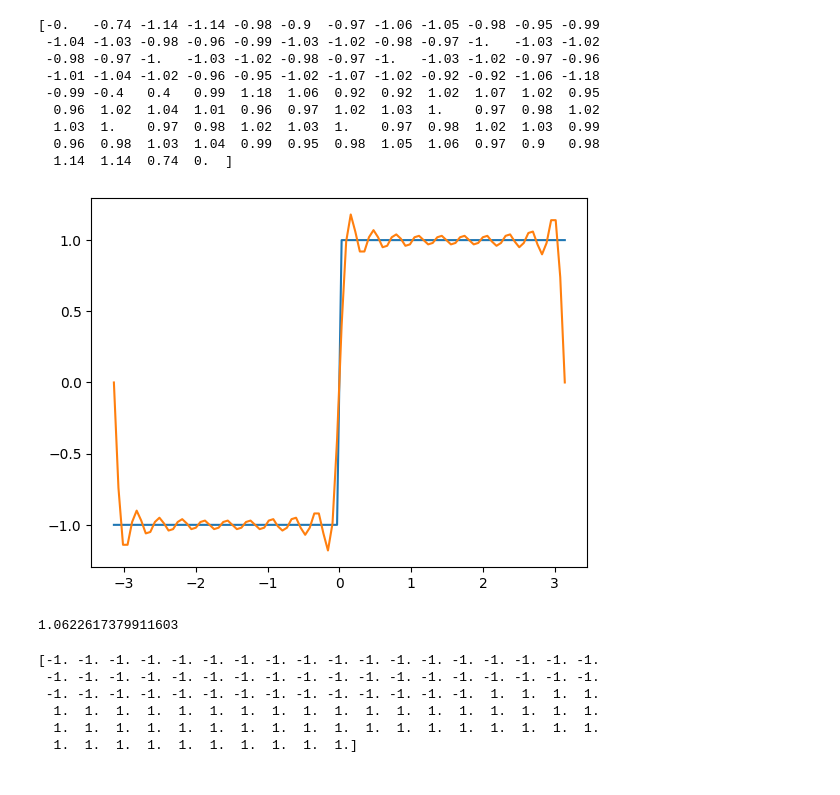
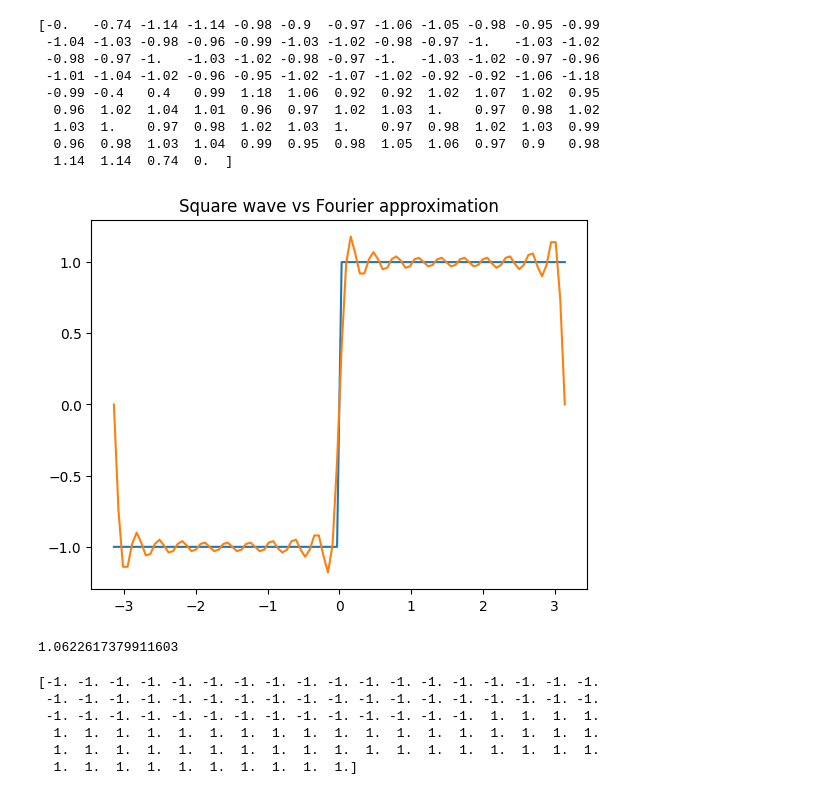
Before and after one commit to peterassessments/Individiual-Simulation, a Jupyter notebook: individual sim.ipynb, the cells around one changed output. Saved outputs shown, nothing was run; the diff lists cells and outputs as text; code cells hidden in the pictures.

```diff
--- a/individual sim.ipynb
+++ b/individual sim.ipynb
@@ -3,12 +3,3 @@ import sympy as sp
 import matplotlib.pyplot as plt
 import numpy as np
 from sympy import *
-# %%
-T= sp.symbols('T')
-
-pi = sp.pi
-n = sp.symbols('n' , positive = True , integer = True)
-u = sp.symbols('u')
-
-
-sp.integrate(sp.sin(n*T), (T, 0,pi))
@@ -165,25 +158,25 @@ print(plotable)
   0.96  0.98  1.03  1.04  0.99  0.95  0.98  1.05  1.06  0.97  0.9   0.98
   1.14  1.14  0.74  0.  ]
 # %%
-# for the Euclidean norm firstly I need a function f(theta[i]) - which is my accurate square wave
-# maybe I could use the np.linalg.norm from the summative
-
+# Creating the square wave
 ftheta = np.linspace(-np.pi, np.pi, D)
 for i in range(D):
    if -np.pi <= ftheta[i] <= 0 :
             ftheta[i] = -1
    elif 0 <= ftheta[i] <= np.pi:
       ftheta[i] = 1
 
+# Plotting the square wave vs the last value of r, with Euclidean norm.
 thetaplots = np.linspace(-np.pi, np.pi, D)
 plt.plot(thetaplots, ftheta)
 plt.plot(thetaplots, plotable)
+plt.title('Square wave vs Fourier approximation')
 plt.show()
 
-norm = np.linalg.norm(plotable[1:len(plotable)-1] - ftheta[1 : len(ftheta)-1] )   # have to exclude the boundary values for a valid euclidean norm
-print(norm)               # norm here is really high this could be because i have done it wrong or it could be due to the gibbs phenonoma
+norm = np.linalg.norm(plotable[1:len(plotable)-1] - ftheta[1 : len(ftheta)-1] )   # have to exclude the boundary values as they massively add to the euclidean norm
+print(norm)
 # %% [output]
-[figure, old version]
+[figure, new version]
 1.0622617379911603
 # %%
 print(ftheta)
```
Also changed, not shown: parts of 17 cells of this notebook.
